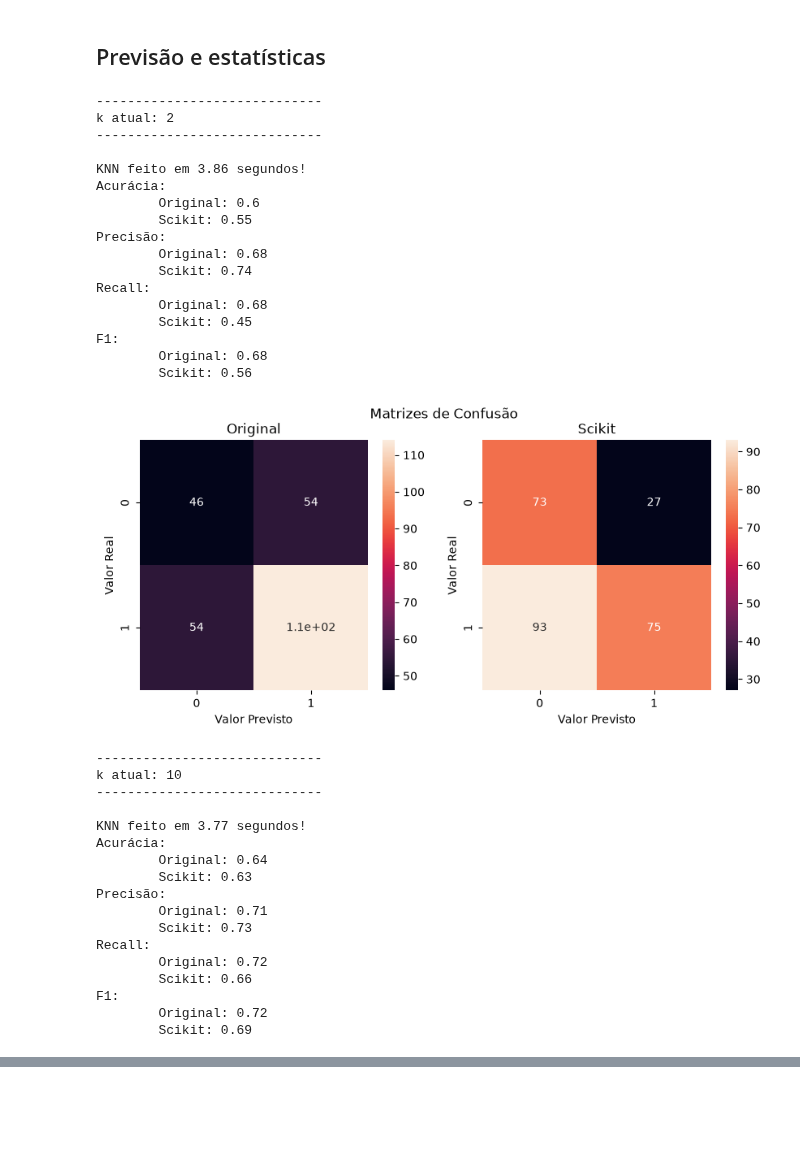
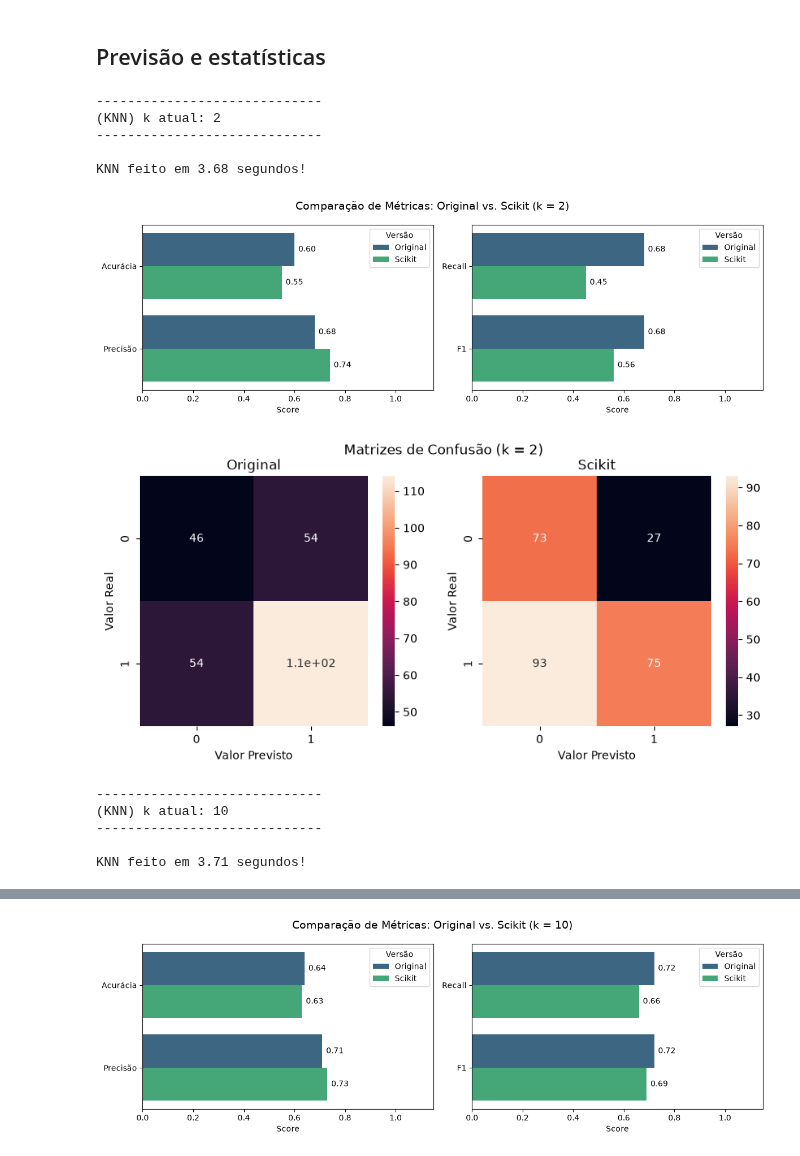
Before and after one commit to EduardoBirchal/UFMG-Ciencia-De-Dados, a Jupyter notebook: Sem-5/Introducao-a-IA/TP-2/TP2-IA.ipynb, the cells around one changed output, grey strips where cells are left out. Saved outputs shown, nothing was run; the diff lists cells and outputs as text; code cells hidden in the pictures; blank space fills up the shorter version.

```diff
--- a/Sem-5/Introducao-a-IA/TP-2/TP2-IA.ipynb
+++ b/Sem-5/Introducao-a-IA/TP-2/TP2-IA.ipynb
@@ -14,9 +13,9 @@ from sklearn.neighbors import KNeighborsClassifier
 df_train = pd.read_csv("dados/nba_treino.csv")
 df_test = pd.read_csv("dados/nba_teste.csv")
 
-target_knn = 'TARGET_5Yrs'
+target_column = 'TARGET_5Yrs'
 
-X_train = df_train.drop(columns=target_knn)
-X_test = df_test.drop(columns=target_knn)
-y_train = df_train[target_knn]
-y_test = df_test[target_knn]
+X_train = df_train.drop(columns=target_column)
+X_test = df_test.drop(columns=target_column)
+y_train = df_train[target_column]
+y_test = df_test[target_column]
@@ -97,47 +152,24 @@ def print_knn_scores(y_test, y_predicted_original, y_predicted_scikit):
 ## Previsão e estatísticas
 # %%
 for k in [2, 10, 50, 100]:
-    print(f"-----------------------------\nk atual: {k}\n-----------------------------\n")
+    print(f"\n-----------------------------\n(KNN) k atual: {k}\n-----------------------------\n")
 
     predictions_knn_original = knn_dataset(X_train, y_train, X_test, k)
 
     knn_scikit = KNeighborsClassifier(n_neighbors=k).fit(X_train, y_train)
     predictions_knn_scikit = knn_scikit.predict(X_test)
 
-    print_knn_scores(y_test, predictions_knn_original, predictions_knn_scikit)
+    plot_knn_scores(y_test, predictions_knn_original, predictions_knn_scikit, k)
 # %% [output]
 -----------------------------
-k atual: 2
+(KNN) k atual: 2
 -----------------------------
 
-KNN feito em 3.86 segundos!
-Acurácia:
-        Original: 0.6
-        Scikit: 0.55
-Precisão:
-        Original: 0.68
-        Scikit: 0.74
-Recall:
-        Original: 0.68
-        Scikit: 0.45
-F1:
-        Original: 0.68
-        Scikit: 0.56
+KNN feito em 3.68 segundos!
-[figure, old version]
+[figure, new version]
+[figure, new version]
 -----------------------------
-k atual: 10
+(KNN) k atual: 10
 -----------------------------
 
-KNN feito em 3.77 segundos!
-Acurácia:
-        Original: 0.64
-        Scikit: 0.63
-Precisão:
-        Original: 0.71
-        Scikit: 0.73
-Recall:
-        Original: 0.72
-        Scikit: 0.66
-F1:
-        Original: 0.72
-        Scikit: 0.69
+KNN feito em 3.71 segundos!
@@ -144,0 +176 @@ F1:
+[figure, new version]
```
Also changed, not shown: parts of 9 cells of this notebook, 13 other files.
